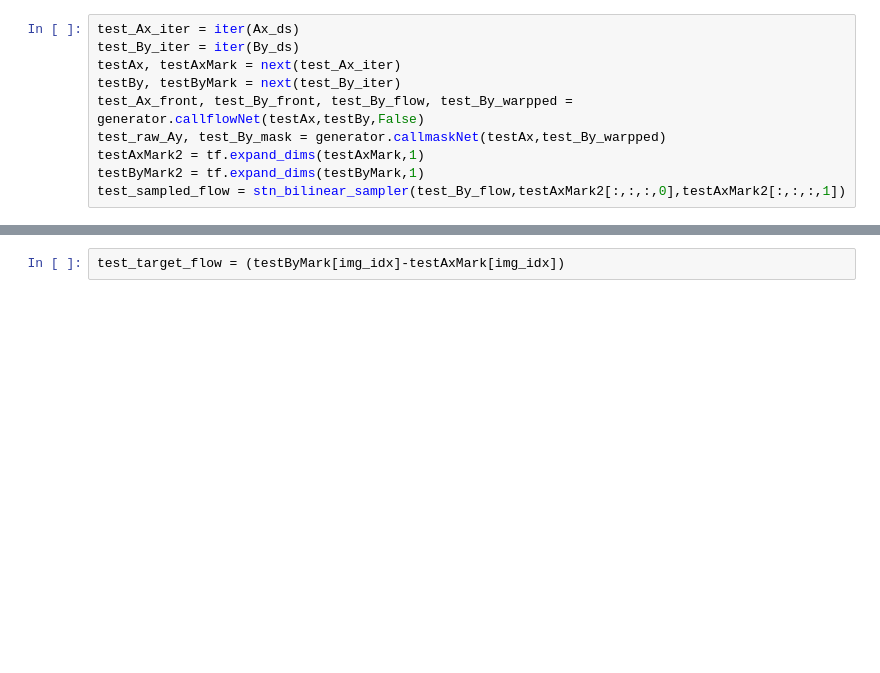
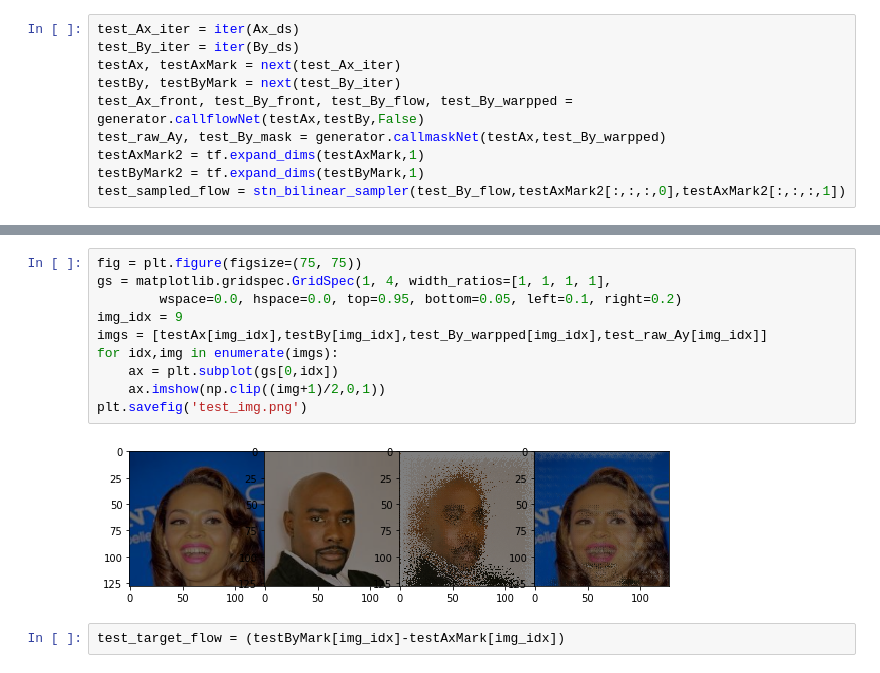
Before and after one commit to iomanker/Instance-GeoGAN, a Jupyter notebook: GeoGAN.ipynb, the cells around one changed output, grey strips where cells are left out. Drawn from its saved outputs; the diff is of its cells as text; blank space fills up the shorter version.

```diff
--- a/GeoGAN.ipynb
+++ b/GeoGAN.ipynb
@@ -662,3 +487,15 @@ for idx,img in enumerate(imgs):
+# %%
+fig = plt.figure(figsize=(75, 75))
+gs = matplotlib.gridspec.GridSpec(1, 4, width_ratios=[1, 1, 1, 1],
+        wspace=0.0, hspace=0.0, top=0.95, bottom=0.05, left=0.1, right=0.2)
+img_idx = 9
+imgs = [testAx[img_idx],testBy[img_idx],test_By_warpped[img_idx],test_raw_Ay[img_idx]]
+for idx,img in enumerate(imgs):
+    ax = plt.subplot(gs[0,idx])
+    ax.imshow(np.clip((img+1)/2,0,1))
+plt.savefig('test_img.png')
+# %% [output]
+[figure, added]
 # %%
 test_target_flow = (testByMark[img_idx]-testAxMark[img_idx])
 # %%
```
Also changed, not shown: parts of 25 cells of this notebook, 2 other files.
